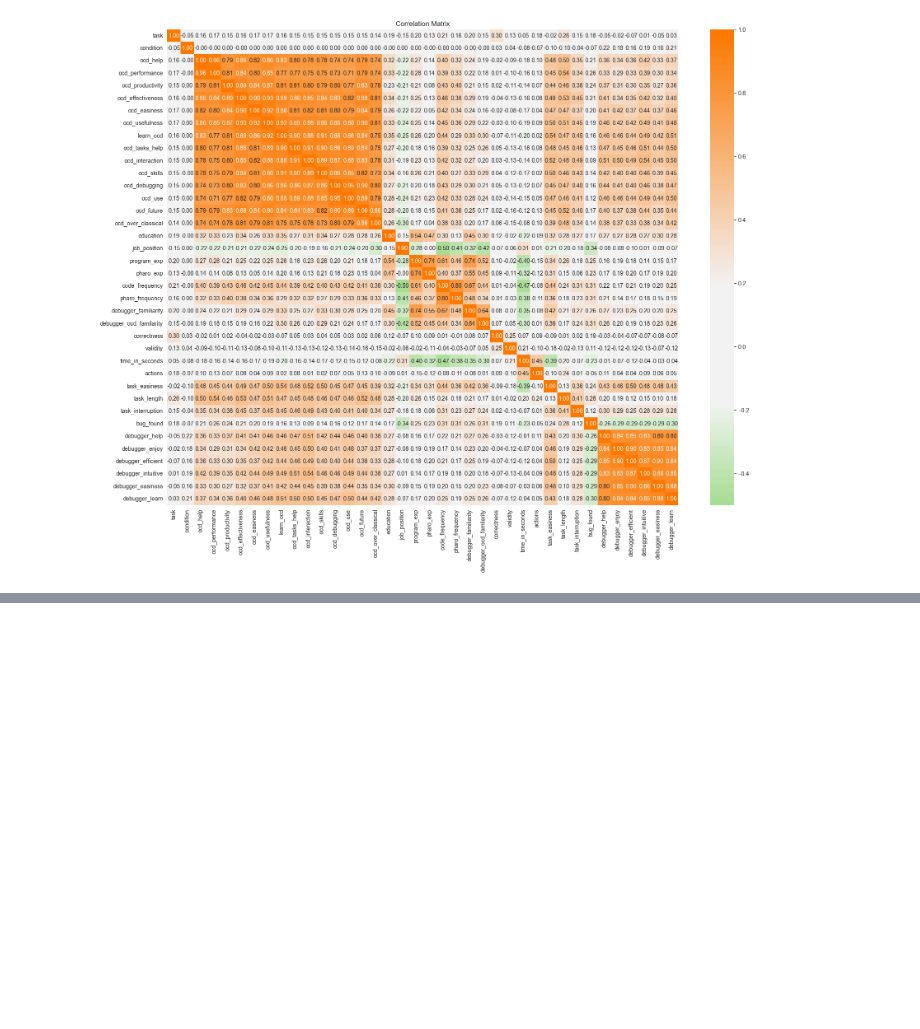
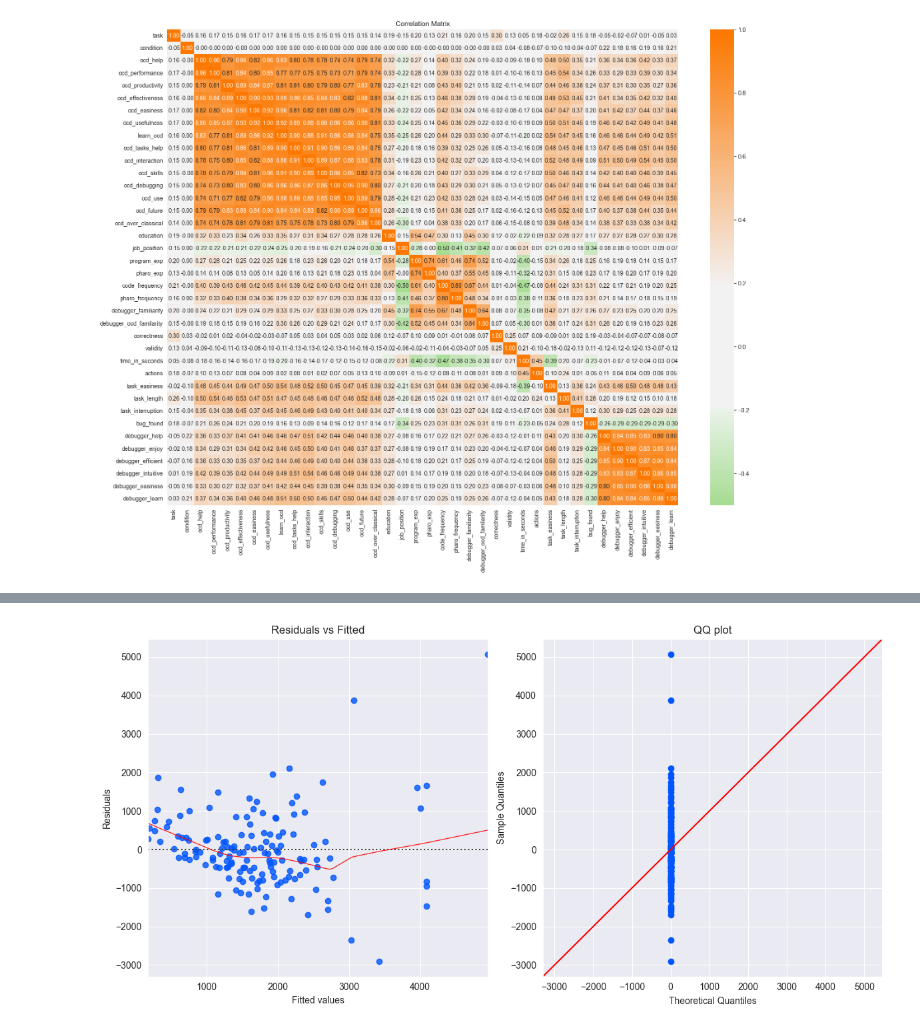
Before and after one commit to ValentinBourcier/OC-EXP-REPLICATION, a Jupyter notebook: analysis/transform-survey-data.ipynb, the cells around one changed output, grey strips where cells are left out. Saved outputs shown, nothing was run; the diff lists cells and outputs as text; code cells hidden in the pictures; blank space fills up the shorter version.

```diff
--- a/analysis/transform-survey-data.ipynb
+++ b/analysis/transform-survey-data.ipynb
@@ -632,0 +627,76 @@ strong multicollinearity problems or that the design matrix is singular.
+# %%
+# Inspect the initial unique values in time_in_seconds column
+#print("Initial unique values in time_in_seconds:", data['time_in_seconds'].unique())
+
+# Drop rows with NaN values in the 'time_in_seconds' column
+data = data.dropna(subset=['time_in_seconds'])
+
+# Verify the unique values after dropping NaNs
+#print("Unique values in time_in_seconds after dropping NaNs:", data['time_in_seconds'].unique())
+
+# Drop rows with any remaining NaN values
+data_cleaned = data.dropna()
+
+# Function to build and print OLS regression summary with effect sizes
+def build_ols_regression_model(data, dependent_var, primary_vars, control_vars):
+    X = data[primary_vars + control_vars]
+    y = data[dependent_var]
+    X = sm.add_constant(X)  # Adds a constant term to the predictor
+
+    # Standardize the predictors
+    scaler = StandardScaler()
+    X_scaled = scaler.fit_transform(X.drop(columns='const', errors='ignore'))
+    X_scaled_df = pd.DataFrame(X_scaled, columns=X.columns[1:], index=X.index)  # Ensure columns are named correctly
+    X_scaled_df = sm.add_constant(X_scaled_df)  # Re-add constant after scaling
+
+    model = sm.OLS(y, X).fit()
+    model_scaled = sm.OLS(y, X_scaled_df).fit()
+
+    print(f"OLS Regression analysis for '{dependent_var}':")
+    print(model.summary())
+
+    # Calculate and print effect sizes (standardized beta) for significant variables
+    significant_vars = model.pvalues[model.pvalues < 0.05].index
+    for var in significant_vars:
+        if var != 'const':
+            try:
+                effect_size = model_scaled.params[var]
+                print(f"Effect size for {var}: {effect_size} (standardized beta)")
+            except KeyError as e:
+                print(f"Effect size for {var}: not available ({e})")
+
+    return model
+
+time_independent_vars = ['task','condition']
+time_control_vars = ['program_exp', 'pharo_exp', 'pharo_frequency','education','job_position', 'task_easiness', 'task_length','task_interruption','bug_found']
+
+# Example: Perform regression analysis for 'time_in_seconds'
+regression_model = build_ols_regression_model(data_cleaned,'time_in_seconds', time_independent_vars,time_control_vars)
+print(regression_model)
+
+# Calculate VIF for each independent variable
+X = data_cleaned[time_independent_vars+time_control_vars]
+X = sm.add_constant(X)
+vif_data = pd.DataFrame()
+vif_data["Variable"] = X.columns
+vif_data["VIF"] = [variance_inflation_factor(X.values, i) for i in range(X.shape[1])]
+
+vif_data
+
+# Plot residuals
+residuals = regression_model.resid
+fig, ax = plt.subplots(1, 2, figsize=(12, 6))
+
+# Residuals vs Fitted
+sns.residplot(x=regression_model.fittedvalues, y=residuals, lowess=True, ax=ax[0], line_kws={'color': 'red', 'lw': 1, 'alpha': 0.8})
+ax[0].set_title('Residuals vs Fitted')
+ax[0].set_xlabel('Fitted values')
+ax[0].set_ylabel('Residuals')
+
+# QQ plot
+sm.qqplot(residuals, line='45', ax=ax[1])
+ax[1].set_title('QQ plot')
+
+plt.tight_layout()
+plt.show()
+# %% [output]
@@ -632,0 +720 @@ strong multicollinearity problems or that the design matrix is singular.
+[figure, added]
```
Also changed, not shown: parts of 7 cells of this notebook, 1 other file.
